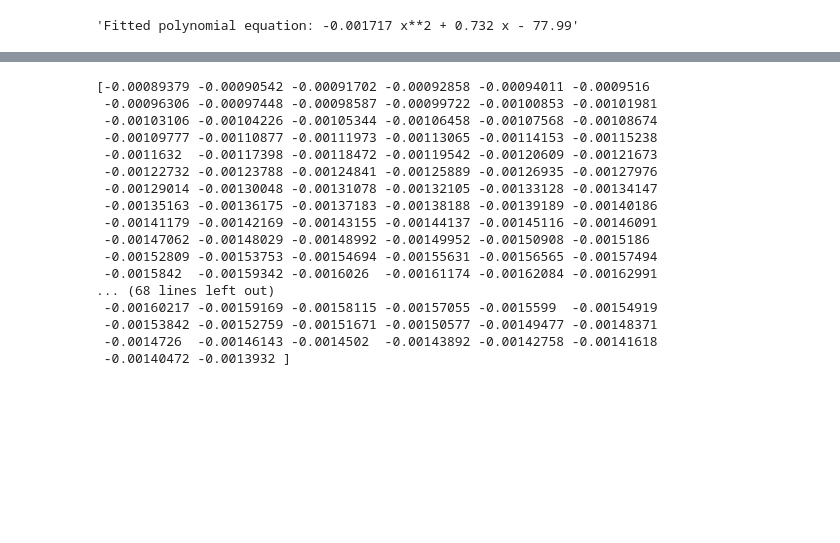
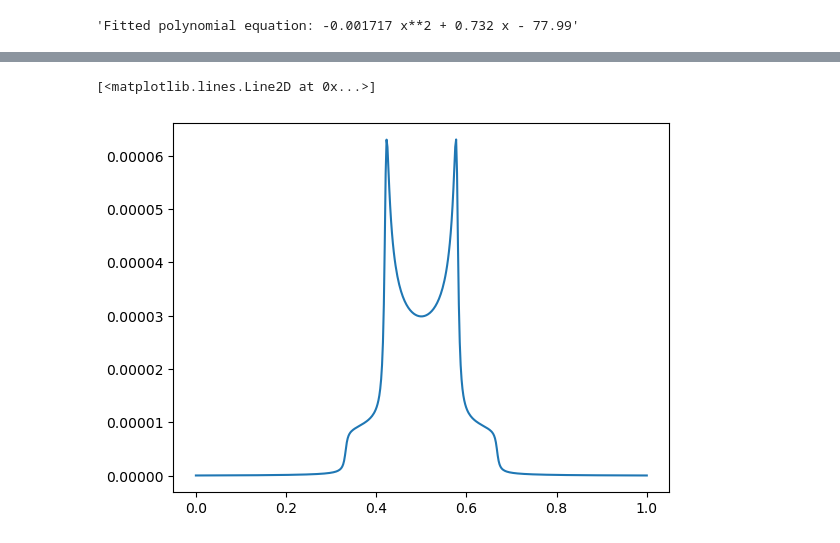
Before and after one commit to uva-spin/ANN-NMR, a Jupyter notebook: NM4_Fermilab/data/Data_Viewer.ipynb, the cells around one changed output, grey strips where cells are left out. Drawn from its saved outputs; the diff is of its cells as text; code cells hidden in the pictures; blank space fills up the shorter version.

```diff
--- a/NM4_Fermilab/data/Data_Viewer.ipynb
+++ b/NM4_Fermilab/data/Data_Viewer.ipynb
@@ -105,20 +189,6 @@ plt.legend()
-# %%
-print(baseline2 - baseline1)
-# %% [output]
-[-0.00089379 -0.00090542 -0.00091702 -0.00092858 -0.00094011 -0.0009516
- -0.00096306 -0.00097448 -0.00098587 -0.00099722 -0.00100853 -0.00101981
- -0.00103106 -0.00104226 -0.00105344 -0.00106458 -0.00107568 -0.00108674
- -0.00109777 -0.00110877 -0.00111973 -0.00113065 -0.00114153 -0.00115238
- -0.0011632  -0.00117398 -0.00118472 -0.00119542 -0.00120609 -0.00121673
- -0.00122732 -0.00123788 -0.00124841 -0.00125889 -0.00126935 -0.00127976
- -0.00129014 -0.00130048 -0.00131078 -0.00132105 -0.00133128 -0.00134147
- -0.00135163 -0.00136175 -0.00137183 -0.00138188 -0.00139189 -0.00140186
- -0.00141179 -0.00142169 -0.00143155 -0.00144137 -0.00145116 -0.00146091
- -0.00147062 -0.00148029 -0.00148992 -0.00149952 -0.00150908 -0.0015186
- -0.00152809 -0.00153753 -0.00154694 -0.00155631 -0.00156565 -0.00157494
- -0.0015842  -0.00159342 -0.0016026  -0.00161174 -0.00162084 -0.00162991
-... (68 lines left out)
- -0.00160217 -0.00159169 -0.00158115 -0.00157055 -0.0015599  -0.00154919
- -0.00153842 -0.00152759 -0.00151671 -0.00150577 -0.00149477 -0.00148371
- -0.0014726  -0.00146143 -0.0014502  -0.00143892 -0.00142758 -0.00141618
- -0.00140472 -0.0013932 ]
+# %%
+deut = GenerateLineshape(.0005)/10
+plt.plot(np.linspace(0,1,500),deut)
+# %% [output]
+[<matplotlib.lines.Line2D at 0x...>]
+[figure, added]
```
Also changed, not shown: parts of 9 cells of this notebook, 1 other file.
